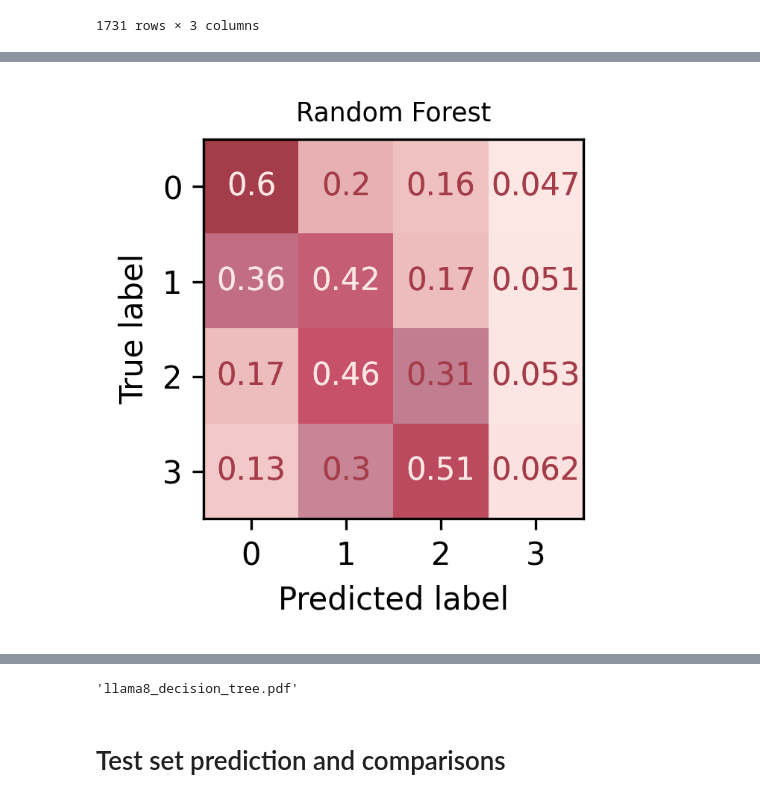
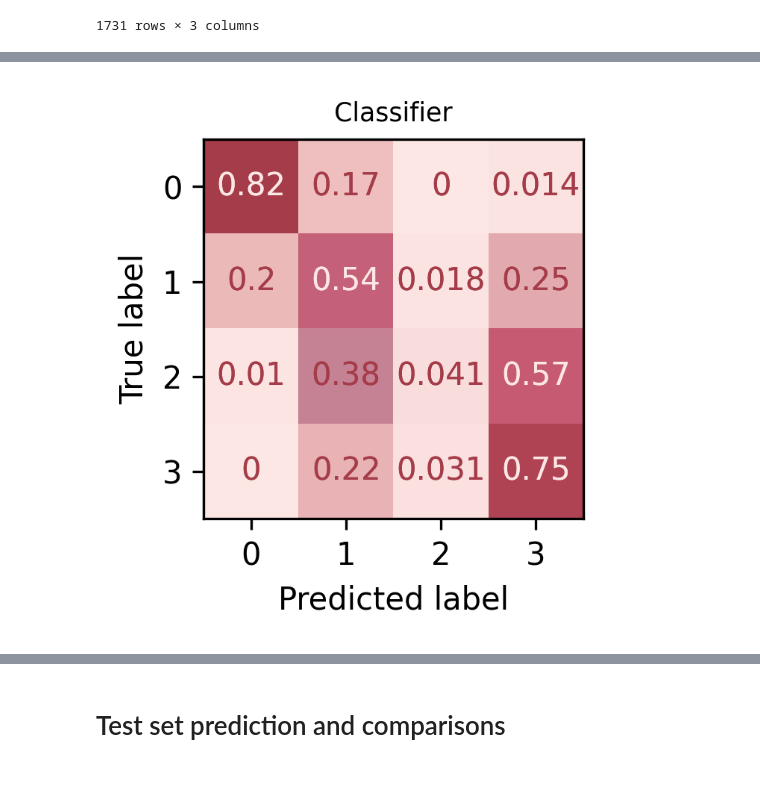
Before and after one commit to Zendelo/LLM-Relevance, a Jupyter notebook: Parsing.ipynb, the cells around one changed output, grey strips where cells are left out. Drawn from its saved outputs; the diff is of its cells as text; code cells hidden in the pictures.

```diff
--- a/Parsing.ipynb
+++ b/Parsing.ipynb
@@ -177,21 +210,29 @@ Mean Absolute Error (MAE) for LLAMA-8 agg on val on the validation set: 0.887
 # %%
-def read_non_binary_predictions(val_df, models=('8', '70'), title='LLAMA-8 & LLAMA-70 agg') -> pd.DataFrame:
+def read_non_binary_predictions(val_df, train_val, models=('8', '70'), title='LLAMA-8 & LLAMA-70 agg') -> pd.DataFrame:
     predictions = {}
     for model in models:
-        file_path = f'llm_raw_output/raw_output_rel_p-1-dev_Meta-Llama-3-{model}B-Instruct_*.tsv'
+        file_path = f'llm_raw_output/raw_output_rel_p-1-{train_val}_Meta-Llama-3-{model}B-Instruct_*.tsv'
         df_files = glob(file_path)
         predictions[f'{model}-p_1'] = \
             read_predictions_df(df_files, val_df, rsplit=True, format='text').set_index(['qid', 'docid'])['predicted']
-        for p, rsplit in zip(range(2, 5), [False, True, True]):
-            file_path = f'llm_raw_output/raw_output_rel_p-{p}-dev_Meta-Llama-3-{model}B-Instruct_*.tsv'
+        for p, rsplit in zip(range(2, 3), [False, True, True]):
+            print(f'Processing {train_val} {model}B p={p}')
+            file_path = f'llm_raw_output/raw_output_rel_p-{p}-{train_val}_Meta-Llama-3-{model}B-Instruct_*.tsv'
             df_files = glob(file_path)
             predictions[f'{model}-p_{p}'] = \
                 read_predictions_df(df_files, val_df, rsplit=rsplit, format='json').set_index(['qid', 'docid'])[
                     'predicted']
     agg_df = pd.concat(predictions, axis=1)
+    _cols = agg_df.shape[1]
+    median_agg_df = agg_df.median(1).round(0).astype(int)
+    median_agg_df.name = 'predicted'
+    median_agg_df = val_df.set_index(['qid', 'docid']).join(median_agg_df, on=['qid', 'docid'])
+    eval_predictions(median_agg_df, f'{title} on {train_val.capitalize()}', true_col='relevance',
+                     predicted_col='predicted')
     return agg_df
 
 
-agg_df_graded = read_non_binary_predictions(val_qrel_df)
-agg_df_graded
+train_agg_df_graded = read_non_binary_predictions(train_qrel_df, 'train', models=['8'])
+val_agg_df_graded = read_non_binary_predictions(val_qrel_df, 'val', models=['8'])
+val_agg_df_graded.sort_values('8-p_1', ascending=False)
 # %% [output]
@@ -199,20 +289,23 @@ TypeError: int() argument must be a string, a bytes-like object or a real number
 # %%
-from imblearn.over_sampling import RandomOverSampler, SMOTE, SMOTEN
-from imblearn.under_sampling import RandomUnderSampler, CondensedNearestNeighbour
-from imblearn.combine import SMOTEENN, SMOTETomek
 from collections import Counter
-from sklearn.ensemble import RandomForestClassifier
-from sklearn.linear_model import LogisticRegression
-from sklearn import svm, tree
+from sklearn import tree
 from sklearn.tree import export_text
 import graphviz
+from sklearn.model_selection import GridSearchCV
+
+val_agg_df = pd.concat([val_agg_df_binary, val_agg_df_graded], axis=1)
+train_agg_df = pd.concat([train_agg_df_binary, train_agg_df_graded], axis=1)
 
 all_predictions_val = val_qrel_df.set_index(['qid', 'docid']).join(val_agg_df_binary, on=['qid', 'docid']).rename(
     columns={'relevance': 'label'})
 
 all_predictions_train = train_qrel_df.set_index(['qid', 'docid']).join(train_agg_df_binary, on=['qid', 'docid']).rename(
     columns={'relevance': 'label'})
-X, y = all_predictions_train.drop(columns='label'), all_predictions_train['label']
+# X, y = all_predictions_train.drop(columns='label'), all_predictions_train['label']
+# y_true = all_predictions_val['label']
+X, y = all_predictions_train.drop(columns='label'), gpt4o_predictions_train['predicted']
+y_true = gpt4o_predictions_val['predicted'].rename('label')
+
 print('Original train dataset shape %s' % Counter(y))
 
 # sm = SMOTE(random_state=42) # 0.316
@@ -228,25 +321,45 @@ print('Original train dataset shape %s' % Counter(y))
 
 # clf = RandomForestClassifier(n_estimators=1000, class_weight='balanced', random_state=1) # a=0.346/ba=0.352
 # clf = svm.SVC(C=3, class_weight='balanced', decision_function_shape='ovr', random_state=1) # a=0.331/ba=0.347
-clf = tree.DecisionTreeClassifier(class_weight='balanced', random_state=1) # a=0.331/ba=0.347
+parameters = {'max_depth': [5, 7, 9],
+              'min_samples_split': [2],
+              'min_samples_leaf': [1, 3],
+              'class_weight': ['balanced', {0: 1, 1: 1.5, 2: 3, 3: 3}],
+              'criterion': ['gini'],
+              'splitter': ['best'],
+              'min_weight_fraction_leaf': [0.0, 0.1],
+              'max_features': ['sqrt', None],
+              'max_leaf_nodes': [10, 15, 20],
+              'ccp_alpha': [0.0],
+              'random_state': [1],
+              }
 
+clf = tree.DecisionTreeClassifier()  # a=0.331/ba=0.347
+
+clf = GridSearchCV(clf, n_jobs=8, param_grid=parameters, scoring='f1_weighted', verbose=1, cv=3)
 clf.fit(X, y)
+
+print(f'Best parameters: {clf.best_params_}')
+print(f'Best score: {clf.best_score_:0.3f}')
+clf = clf.best_estimator_
+
 # clf.fit(X_res, y_res)
 
 y_pred = clf.predict(all_predictions_val.drop(columns='label'))
 y_pred_sr = pd.Series(y_pred, index=all_predictions_val.index, name='predicted').round(0).astype(int)
-print(f'Balanced Accuracy: {balanced_accuracy_score(all_predictions_val["label"], y_pred_sr):.3f}')
-eval_predictions(pd.concat([all_predictions_val['label'], y_pred_sr], axis=1), 'Random Forest', true_col='label')
 
-r = export_text(clf, feature_names=all_predictions_train.drop(columns='label').columns.tolist())
-print(r)
+print(f'Balanced Accuracy: {balanced_accuracy_score(y_true, y_pred_sr):.3f}')
+eval_predictions(pd.concat([y_true, y_pred_sr], axis=1), 'Classifier', true_col='label')
+
+# r = export_text(clf, feature_names=all_predictions_train.drop(columns='label').columns.tolist())
+# print(r)
 
 dot_data = tree.export_graphviz(clf, out_file=None,
-                     feature_names=all_predictions_train.drop(columns='label').columns,
-                     class_names=[f'{i}' for i in range(4)],
-                     filled=True, rounded=True,
-                     special_characters=True)
+                                feature_names=all_predictions_train.drop(columns='label').columns,
+                                class_names=[f'{i}' for i in range(4)],
+                                filled=True, rounded=True, proportion=True,
+                                special_characters=True)
 
 graph = graphviz.Source(dot_data)
-graph.render('llama8_decision_tree')
+graph.render('agg_decision_tree')
 # %% [output]
@@ -271 +383 @@ Mean Absolute Error (MAE) for Random Forest on the validation set: 0.759
-[figure, old version]
+[figure, new version]
@@ -289,2 +385 @@ Mean Absolute Error (MAE) for Random Forest on the validation set: 0.759
-'llama8_decision_tree.pdf'
 # %%
```
Also changed, not shown: parts of 8 cells of this notebook.
